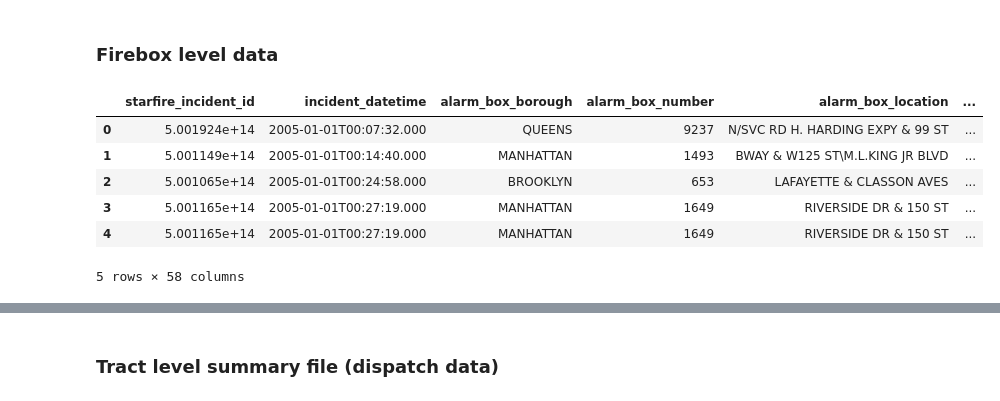
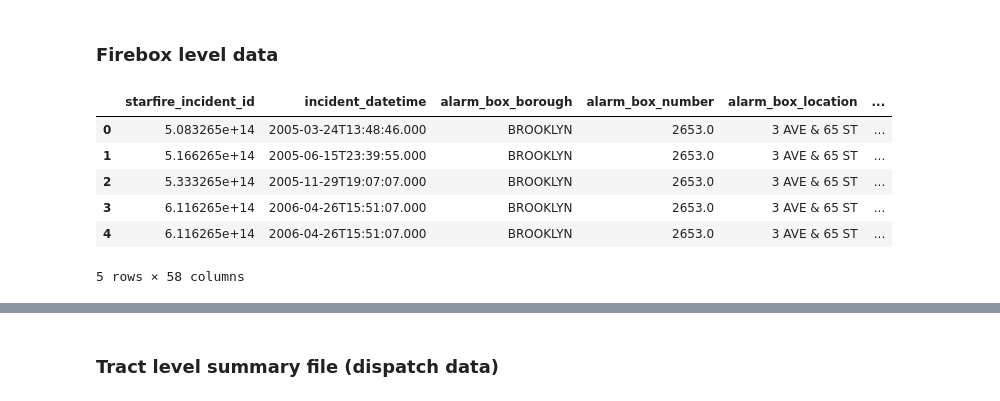
Before and after one commit to KaiElwood/machine-learning-final, a Jupyter notebook: code/00b_data_processing.ipynb, the cells around one changed output, grey strips where cells are left out. Cells and saved outputs as stored; diff of their text form; code cells hidden in the pictures.

```diff
--- a/code/00b_data_processing.ipynb
+++ b/code/00b_data_processing.ipynb
@@ -180,14 +180,14 @@ assert fire_ev.loc[fire_ev["borobox"] == 0, :].shape[0]==0
 # %% [markdown]
 ### Firebox level data
 # %%
-fire_ev_box= fire_ev.merge(alarm_box_t, on = "borobox", how = "left")
+fire_ev_box= fire_ev.merge(alarm_box_t, on = "borobox", how = "right")
 fire_ev_box.head()
 # %% [output]
 |  | starfire_incident_id | incident_datetime | alarm_box_borough | alarm_box_number | alarm_box_location | ... |
-| 0 | 5.001924e+14 | 2005-01-01T00:07:32.000 | QUEENS | 9237 | N/SVC RD H. HARDING EXPY & 99 ST | ... |
-| 1 | 5.001149e+14 | 2005-01-01T00:14:40.000 | MANHATTAN | 1493 | BWAY & W125 ST\M.L.KING JR BLVD | ... |
-| 2 | 5.001065e+14 | 2005-01-01T00:24:58.000 | BROOKLYN | 653 | LAFAYETTE & CLASSON AVES | ... |
-| 3 | 5.001165e+14 | 2005-01-01T00:27:19.000 | MANHATTAN | 1649 | RIVERSIDE DR & 150 ST | ... |
-| 4 | 5.001165e+14 | 2005-01-01T00:27:19.000 | MANHATTAN | 1649 | RIVERSIDE DR & 150 ST | ... |
+| 0 | 5.083265e+14 | 2005-03-24T13:48:46.000 | BROOKLYN | 2653.0 | 3 AVE & 65 ST | ... |
+| 1 | 5.166265e+14 | 2005-06-15T23:39:55.000 | BROOKLYN | 2653.0 | 3 AVE & 65 ST | ... |
+| 2 | 5.333265e+14 | 2005-11-29T19:07:07.000 | BROOKLYN | 2653.0 | 3 AVE & 65 ST | ... |
+| 3 | 6.116265e+14 | 2006-04-26T15:51:07.000 | BROOKLYN | 2653.0 | 3 AVE & 65 ST | ... |
+| 4 | 6.116265e+14 | 2006-04-26T15:51:07.000 | BROOKLYN | 2653.0 | 3 AVE & 65 ST | ... |
 5 rows × 58 columns
 # %%
```
Also changed, not shown: parts of 12 cells of this notebook, 2 other files.
